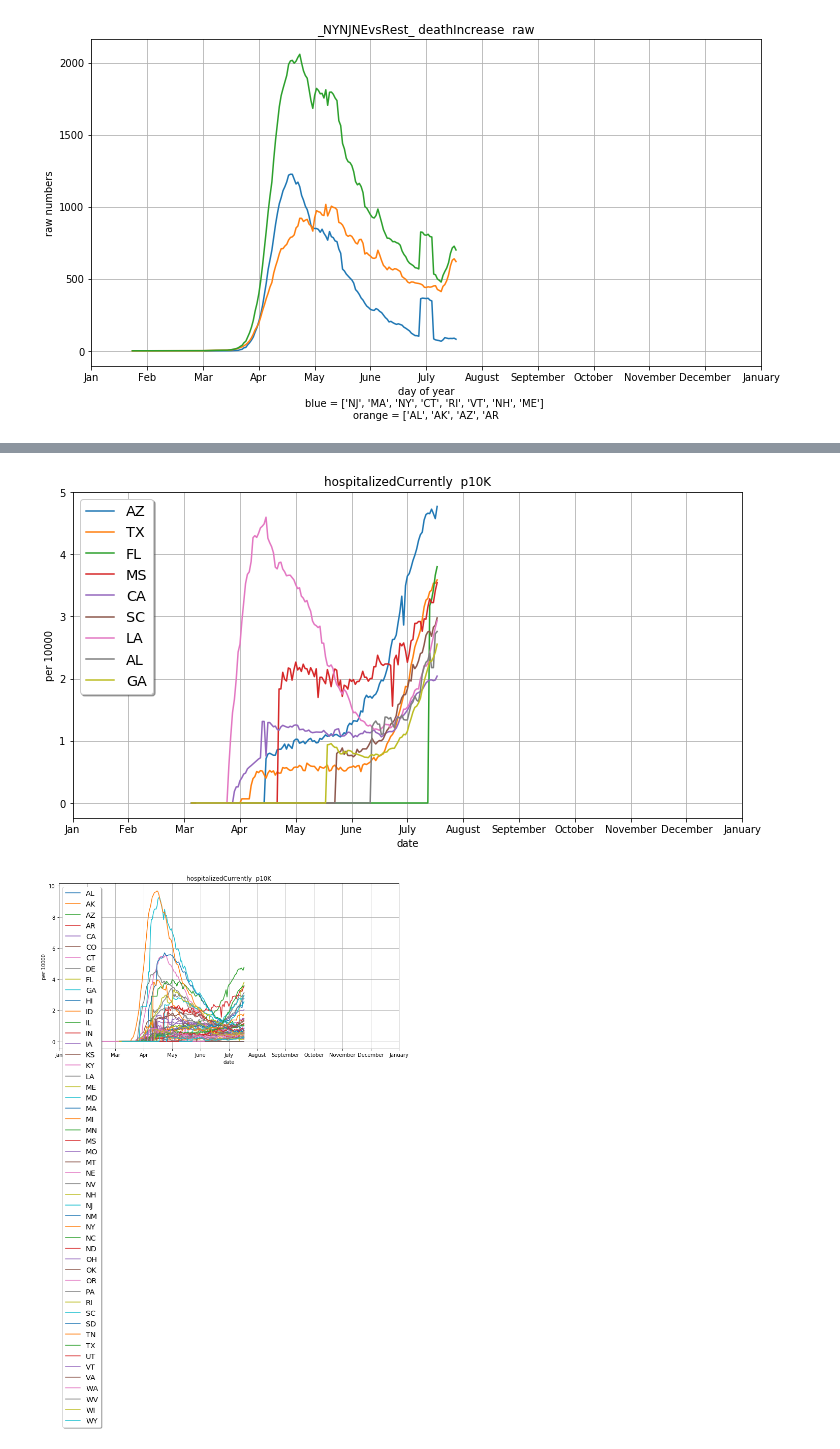
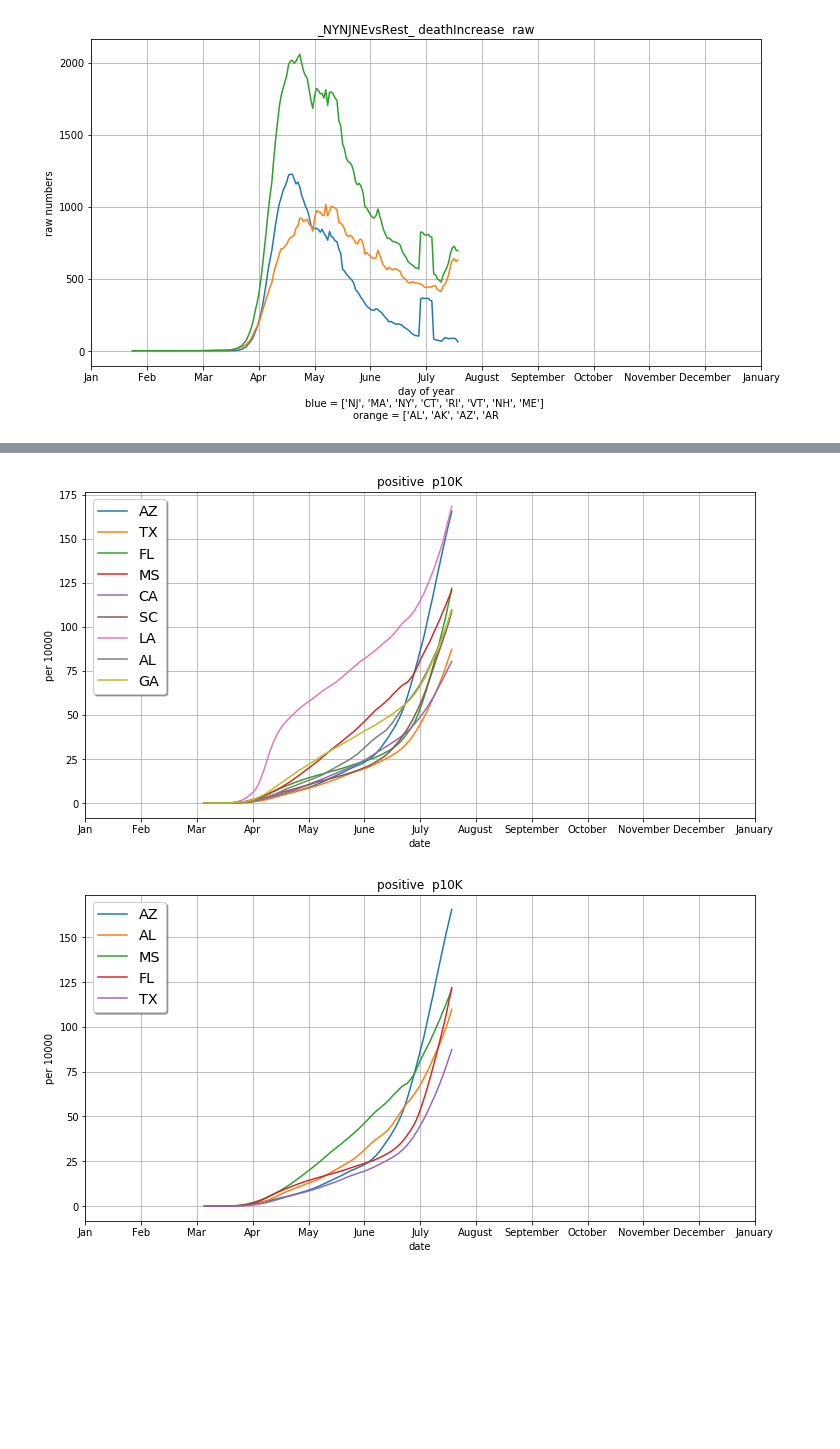
Before and after one commit to tjhickey724/covid19demo, a Jupyter notebook: Covid19RegionalAnalysis.ipynb, the cells around one changed output, grey strips where cells are left out. Saved outputs shown, nothing was run; the diff lists cells and outputs as text; code cells hidden in the pictures; blank space fills up the shorter version.

Commit message:
added code to find states with highest stats as of 7/15

```diff
--- a/Covid19RegionalAnalysis.ipynb
+++ b/Covid19RegionalAnalysis.ipynb
@@ -235,3 +237,20 @@ zz = collectData(['MA','NY','CT'],'positive',{})
 zz[0:5]
 # %% [output]
 [(64, 6), (65, 22), (66, 33), (67, 76), (68, 106)]
+# %%
+def slope(dt,data):
+    """ slope(data,dt) returns a list of the daily increase averaged over dt days
+        setting dt=0 returns the original data
+    """
+    if dt==0:
+        return data
+    slopedata = []
+    for i in range(len(data)):
+        cur = data[i]
+        prev = data[i-dt if i>=dt else 0]
+        y1 = cur[1]
+        y0 = prev[1]
+        slopedata += [(cur[0],(y1-y0)/dt)]
+    return slopedata
+zzs = slope(0,zz)
+zzs[0:14]
@@ -441,14 +476,17 @@ northWest = ['WY','MT','ID','OR','WA','AK']
 highestR = ['AZ','TX','FL','MS','CA','SC','LA','AL','GA']
 
 
+
+
 perCapita=True
-averageByWeek=False
+averageByWeek=True
 
 plt.rcParams['figure.figsize'] = [12, 6]
 #fig, ax = plt.subplots()
+field = 'positive'
 #field = 'positiveIncrease'
 #field = 'deathIncrease'
-field = "hospitalizedCurrently"
+#field = "hospitalizedCurrently"
 #field = "hospitalizedCumulative"
 #field = "death"
 #field = "positive"
@@ -462,17 +500,18 @@ field = "hospitalizedCurrently"
 
 options = {'perCapita':perCapita,'averageByWeek':averageByWeek}
 
-for region in [northEast,midAtlantic,southEast,southWest,midWest,west,northWest,highestR,states]:
+for region in [northEast,midAtlantic,southEast,southWest,midWest,west,northWest,highestR,highestCases[:5],states]:
   fig, ax = plt.subplots()
   for x in region:
-    plotItems(collectData([x],field,options),x)
+    #plotItems(collectData([x],field,options),x)
+    plotItems(slope(0,collectData([x],field,options)),x)
   for y in [0]:
     ax.set(xlabel='day of year',
        ylabel='per 10000' if perCapita else "raw numbers",
        title=field+" "+(" p10K" if perCapita else " raw"))
     plt.xlabel('date')
     plt.xticks([0,30,60,90,120,150,180,210,240,270,300,330,360],'Jan Feb Mar Apr May June July August September October November December January'.split(' '))
-   # plt.yticks(np.arange(0,1,step=0.1))
+    #plt.yticks(np.arange(-0.25,0.35,step=0.05))
     legend = ax.legend(loc='upper left', shadow=True, fontsize='x-large')
     ax.grid()
     flag = x
@@ -488,2 +527,2 @@ for region in [northEast,midAtlantic,southEast,southWest,midWest,west,northWest,
-[figure, old version]
+[figure, new version]
-[figure, old version]
+[figure, new version]
```
Also changed, not shown: parts of 8 cells of this notebook.
